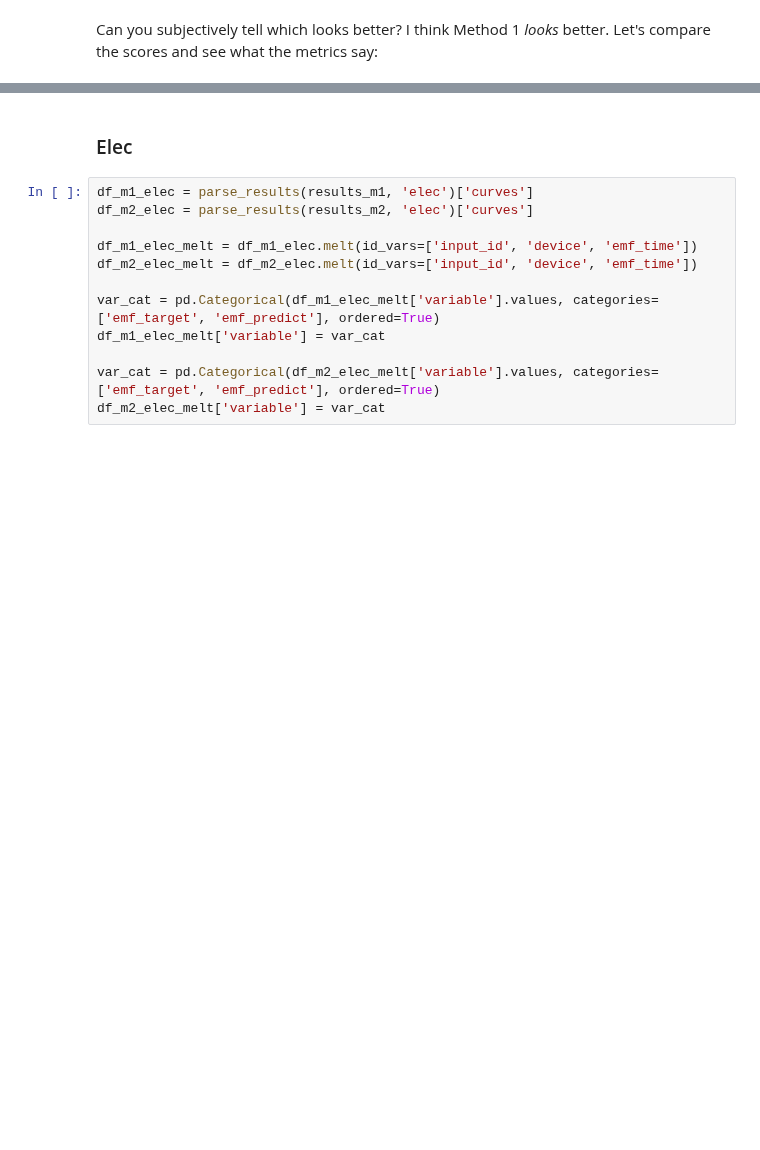
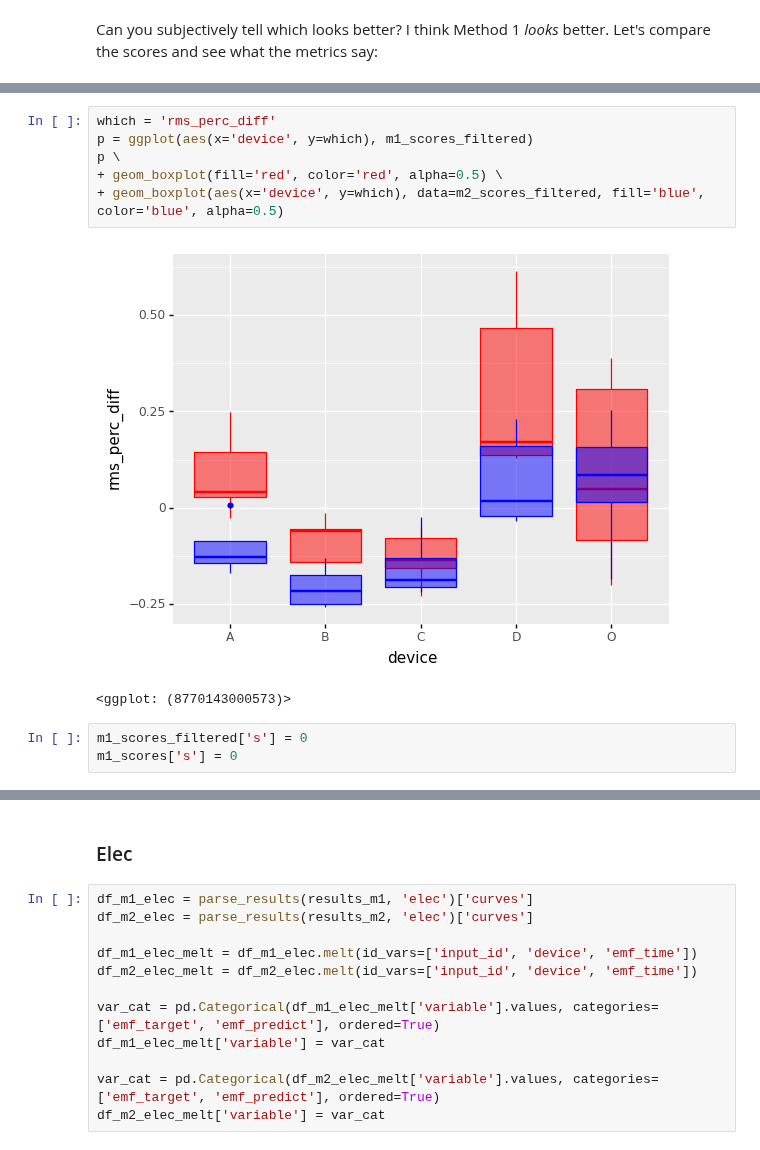
Before and after one commit to mnicstruwig/FlexibleFluxSimulator, a Jupyter notebook: experiments/2021-03-03-Optimal-Design-Comparison.ipynb, the cells around one changed output, grey strips where cells are left out. Cells and saved outputs as stored; diff of their text form; blank space fills up the shorter version.

```diff
--- a/experiments/2021-03-03-Optimal-Design-Comparison.ipynb
+++ b/experiments/2021-03-03-Optimal-Design-Comparison.ipynb
@@ -600,3 +628,15 @@ input_id                3.040000
 dtype: float64
 --------------------------------
+# %%
+which = 'rms_perc_diff'
+p = ggplot(aes(x='device', y=which), m1_scores_filtered)
+p \
++ geom_boxplot(fill='red', color='red', alpha=0.5) \
++ geom_boxplot(aes(x='device', y=which), data=m2_scores_filtered, fill='blue', color='blue', alpha=0.5)
+# %% [output]
+[figure, added]
+<ggplot: (8770143000573)>
+# %%
+m1_scores_filtered['s'] = 0
+m1_scores['s'] = 0
 # %%
```
Also changed, not shown: parts of 16 cells of this notebook, 5 other files.
